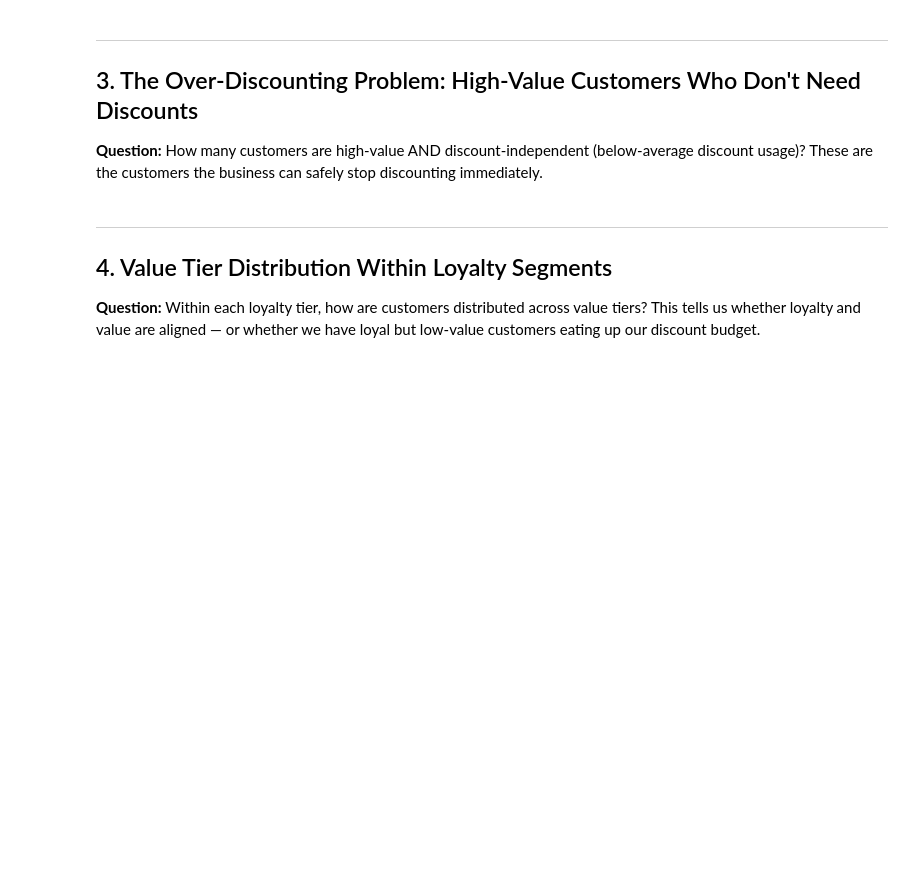
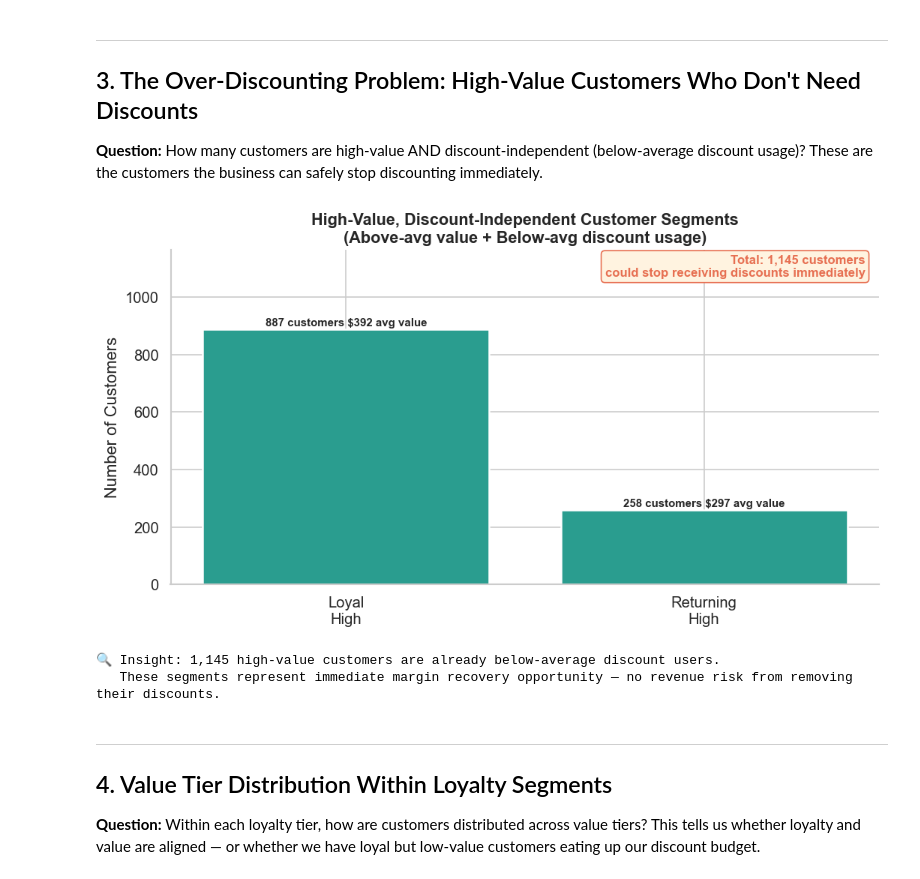
Before and after one commit to muthii-10/discount-targeting-analysis, a Jupyter notebook: notebooks/03_discount_strategy_visualizations.ipynb, the cells around one changed output. Saved outputs shown, nothing was run; the diff lists cells and outputs as text; code cells hidden in the pictures; blank space fills up the shorter version.

Commit message:
Update visualizations .ipynb

```diff
--- a/notebooks/03_discount_strategy_visualizations.ipynb
+++ b/notebooks/03_discount_strategy_visualizations.ipynb
@@ -164,35 +179,38 @@ discount_independent = segment_summary[
     (segment_summary["avg_value"] > overall_avg_value) &
     (segment_summary["discount_rate"] < overall_avg_discount)
 ].copy()
 
 fig, ax = plt.subplots(figsize=(9, 5))
 x = range(len(discount_independent))
 bars = ax.bar(x, discount_independent["customers"],
               color="#2A9D8F", edgecolor="white", linewidth=1.5)
 for bar, (_, row) in zip(bars, discount_independent.iterrows()):
     ax.text(bar.get_x() + bar.get_width()/2, bar.get_height() + 5,
-            f"{int(row['customers'])} customers
-${row['avg_value']:.0f} avg value",
+            f"{int(row['customers'])} customers ${row['avg_value']:.0f} avg value",
             ha="center", va="bottom", fontsize=9, fontweight="bold")
 
 labels = [f"{r['loyalty_tier']}\n{r['value_tier']}" for _, r in discount_independent.iterrows()]
 ax.set_xticks(x)
 ax.set_xticklabels(labels)
 ax.set_title("High-Value, Discount-Independent Customer Segments\n(Above-avg value + Below-avg discount usage)", fontsize=13, fontweight="bold")
 ax.set_ylabel("Number of Customers")
 ax.set_ylim(0, ax.get_ylim()[1] * 1.25)
 
 total = discount_independent["customers"].sum()
 ax.annotate(f"Total: {total:,} customers\ncould stop receiving discounts immediately",
             xy=(0.98, 0.92), xycoords="axes fraction", ha="right",
             fontsize=10, color="#E76F51", fontweight="bold",
             bbox=dict(boxstyle="round,pad=0.3", facecolor="#FFF3E0", edgecolor="#E76F51"))
 
 plt.tight_layout()
 plt.savefig("../data/cleaned/viz_03_discount_independent_segments.png", bbox_inches="tight")
 plt.show()
 print(f"\n🔍 Insight: {total:,} high-value customers are already below-average discount users.")
 print("   These segments represent immediate margin recovery opportunity — no revenue risk from removing their discounts.")
+# %% [output]
+[figure, added]
+🔍 Insight: 1,145 high-value customers are already below-average discount users.
+   These segments represent immediate margin recovery opportunity — no revenue risk from removing their discounts.
 # %% [markdown]
 ---
 ## 4. Value Tier Distribution Within Loyalty Segments
```
Also changed, not shown: parts of 10 cells of this notebook.
